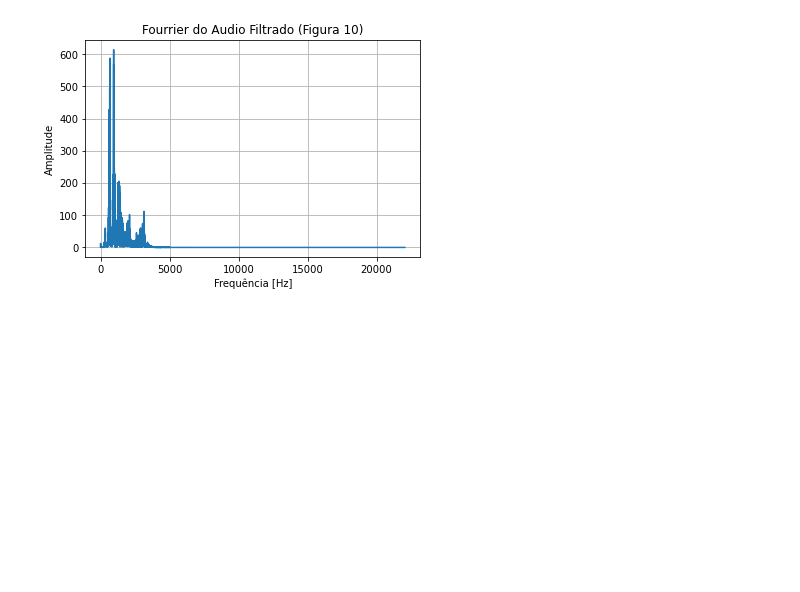
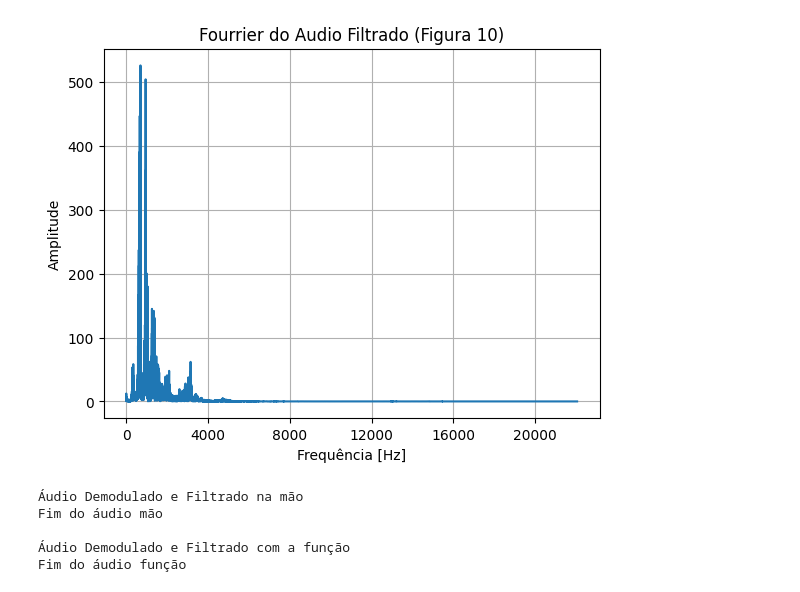
Before and after one commit to DeLucca990/CamadasFis, a Jupyter notebook: Projeto8/decoder.ipynb, the cells around one changed output. Cells and saved outputs as stored; diff of their text form; code cells hidden in the pictures; blank space fills up the shorter version.

```diff
--- a/Projeto8/decoder.ipynb
+++ b/Projeto8/decoder.ipynb
@@ -59,0 +62,12 @@ plt.show()
+# %%
+b = [0.06905, 0.05192]  # Coeficientes do numerador
+a = [1, -1.304, 0.4253]  # Coeficientes do denominador
+
+filtered_audio_hand = scipy.signal.filtfilt(b, a, audio_demodulated)
+plt.figure()
+plt.plot(t_domain[::500], filtered_audio_hand[::500])
+plt.title('Áudio Demodulado Filtrado [Na mão] (Figura 9.1)')
+plt.xlabel('Tempo [s]')
+plt.ylabel('Amplitude')
+plt.grid()
+plt.show()
@@ -72,14 +90,14 @@ plt.show()
 # %%
-x, y = signal.calcFFT(filtered_audio, fs)
+x, y = signal.calcFFT(filtered_audio_hand, fs)
 
 # plota o grafico
 plt.figure()
 plt.plot(x, np.abs(y))
 plt.title('Fourrier do Audio Filtrado (Figura 10)')
 plt.xlabel('Frequência [Hz]')
 plt.ylabel('Amplitude')
-plt.xticks(np.arange(0, 22000, 5000))
+plt.xticks(np.arange(0, 22000, 4000))
 plt.grid()
 plt.show()
 # %% [output]
-[figure, old version]
+[figure, new version]
@@ -87,0 +104,18 @@ sd.play(filtered_audio, fs)
+# %%
+print('Áudio Demodulado e Filtrado na mão')
+sd.play(filtered_audio_hand, fs)
+sd.wait()
+print("Fim do áudio mão\n")
+
+time.sleep(0.5)
+
+print('Áudio Demodulado e Filtrado com a função')
+sd.play(filtered_audio_easy, fs)
+sd.wait()
+print("Fim do áudio função")
+# %% [output]
+Áudio Demodulado e Filtrado na mão
+Fim do áudio mão
+
+Áudio Demodulado e Filtrado com a função
+Fim do áudio função
```
Also changed, not shown: parts of 8 cells of this notebook, 1 other file.
